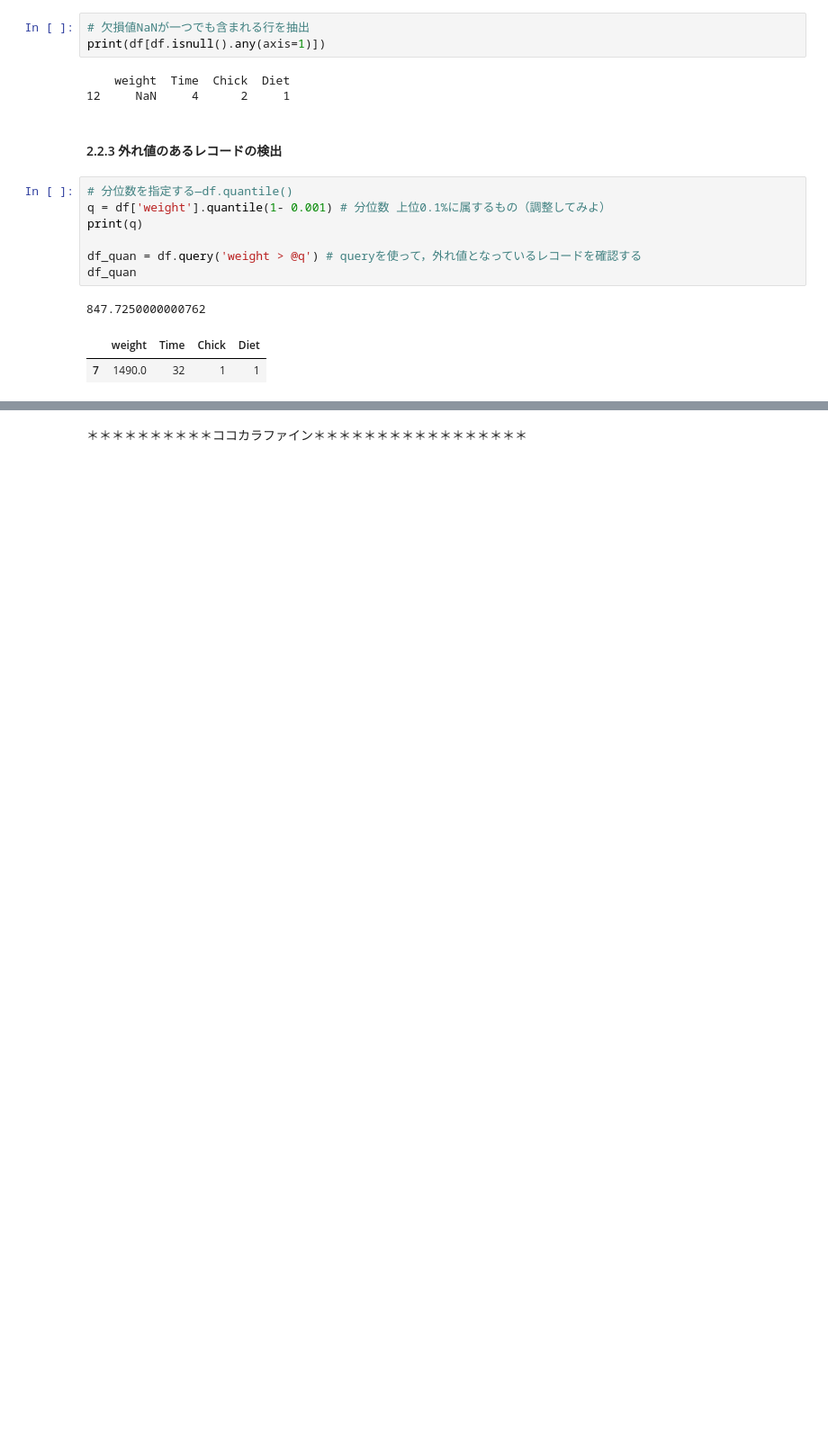
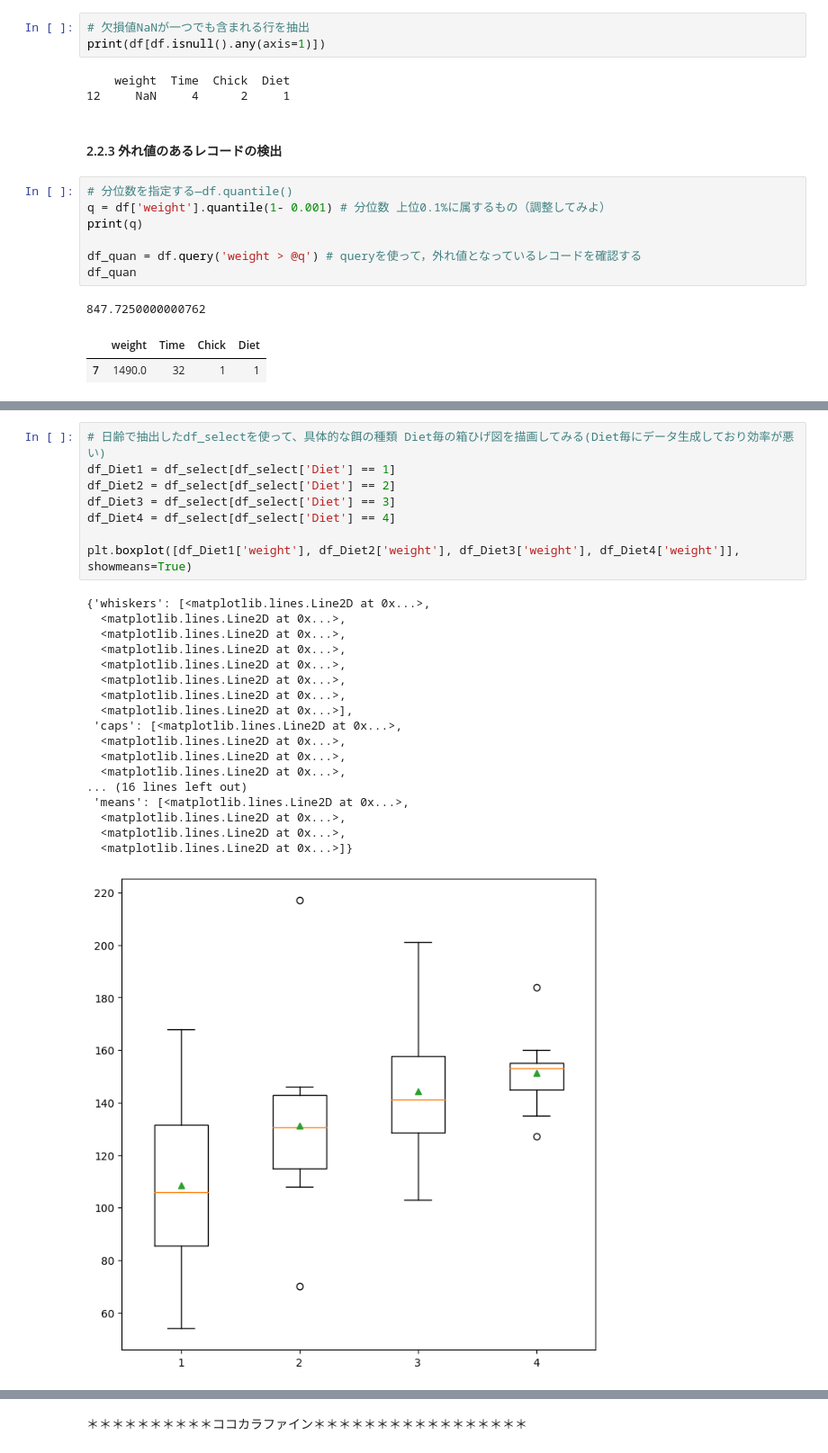
Before and after one commit to MDASH-shinshu/MDASH-T-DS, a Jupyter notebook: 2/2_analysis_design_colab.ipynb, the cells around one changed output, grey strips where cells are left out. Shown at 90% size. Saved outputs shown, nothing was run; the diff lists cells and outputs as text; blank space fills up the shorter version.

```diff
--- a/2/2_analysis_design_colab.ipynb
+++ b/2/2_analysis_design_colab.ipynb
@@ -250,0 +315,27 @@ df_quan
+# %%
+# 日齢で抽出したdf_selectを使って、具体的な餌の種類 Diet毎の箱ひげ図を描画してみる(Diet毎にデータ生成しており効率が悪い)
+df_Diet1 = df_select[df_select['Diet'] == 1]
+df_Diet2 = df_select[df_select['Diet'] == 2]
+df_Diet3 = df_select[df_select['Diet'] == 3]
+df_Diet4 = df_select[df_select['Diet'] == 4]
+
+plt.boxplot([df_Diet1['weight'], df_Diet2['weight'], df_Diet3['weight'], df_Diet4['weight']], showmeans=True)
+# %% [output]
+{'whiskers': [<matplotlib.lines.Line2D at 0x...>,
+  <matplotlib.lines.Line2D at 0x...>,
+  <matplotlib.lines.Line2D at 0x...>,
+  <matplotlib.lines.Line2D at 0x...>,
+  <matplotlib.lines.Line2D at 0x...>,
+  <matplotlib.lines.Line2D at 0x...>,
+  <matplotlib.lines.Line2D at 0x...>,
+  <matplotlib.lines.Line2D at 0x...>],
+ 'caps': [<matplotlib.lines.Line2D at 0x...>,
+  <matplotlib.lines.Line2D at 0x...>,
+  <matplotlib.lines.Line2D at 0x...>,
+  <matplotlib.lines.Line2D at 0x...>,
+... (16 lines left out)
+ 'means': [<matplotlib.lines.Line2D at 0x...>,
+  <matplotlib.lines.Line2D at 0x...>,
+  <matplotlib.lines.Line2D at 0x...>,
+  <matplotlib.lines.Line2D at 0x...>]}
+[figure, added]
```
Also changed, not shown: parts of 29 cells of this notebook.
